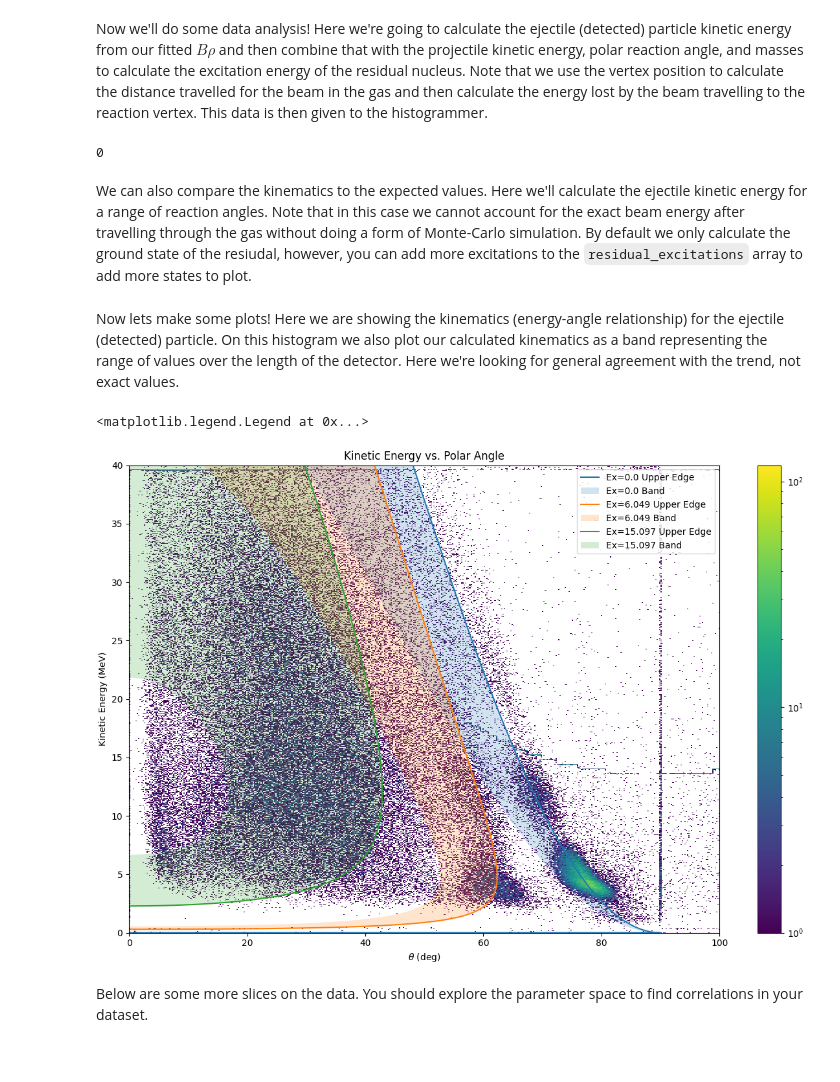
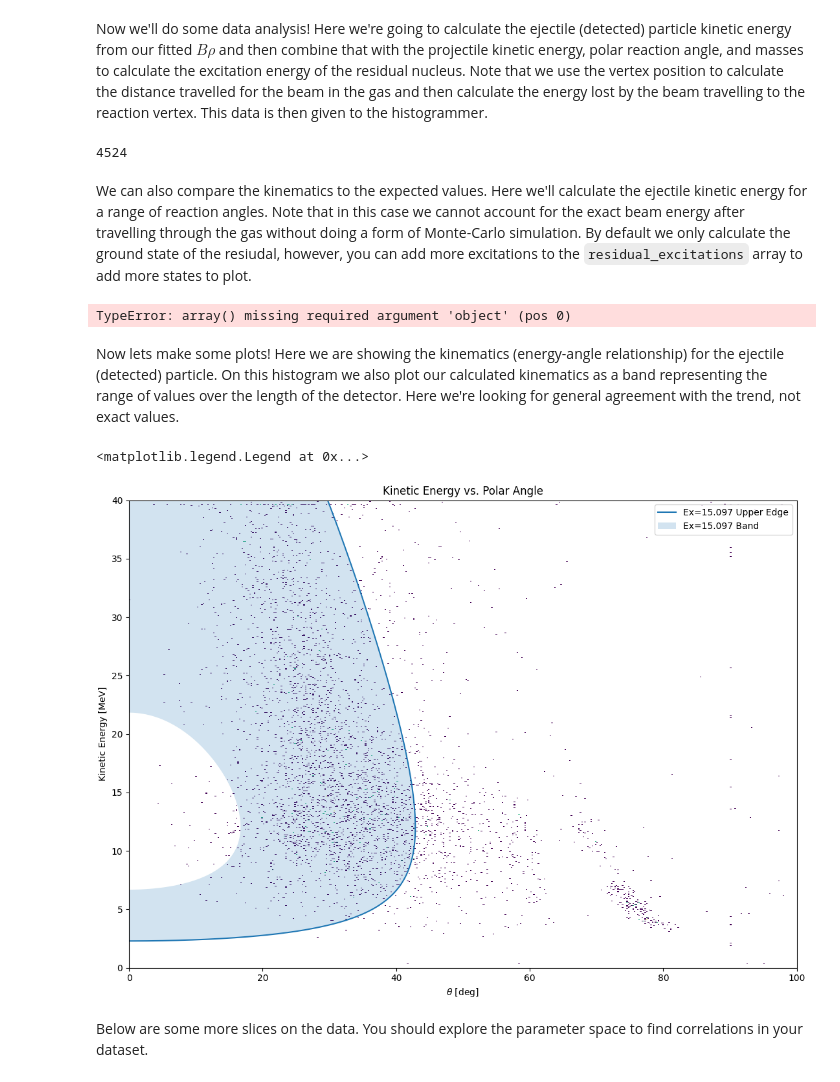
Before and after one commit to singhp99/spyral_notebooks, a Jupyter notebook: example_analysis.ipynb, the cells around one changed output. Drawn from its saved outputs; the diff is of its cells as text; code cells hidden in the pictures.

```diff
--- a/example_analysis.ipynb
+++ b/example_analysis.ipynb
@@ -33,7 +33,7 @@ ic_gas_thickness = 0.035 #m
 Now we'll load our configuration. The configuration will help us define the target material (the active target) which we'll use for some energy loss analysis. We'll also use the nuclear data map to get the masses for the reactants we're interested in. This example loads the data for the reaction $^{16}\mathrm{C}\left(\mathrm{d}, \mathrm{d}\right){}^{16}\mathrm{C}$ in inverse kinematics (where $^{16}\mathrm{C}$ is the beam projectile). We also define the projectile starting energy, that is the energy from the accelerator after passing through the window foils of the AT-TPC.
 # %%
 # Set some parameters
-workspace_path = Path("/Volumes/researchEXT/O16/no_efield/")
+workspace_path = Path("/Volumes/researchEXT/O16/all_analysis_spyralv1.0/corrected_ml_08042026_tripclust")
 solver_result_path = workspace_path / "InterpSolver" # if you use InterpSolverPhase
 
 # Your AT-TPC target gas material
@@ -108,9 +108,9 @@ Now we'll create a histogramming system. The Histogrammer class wraps the numpy
 grammer = Histogrammer()
 grammer.add_hist2d('ke_theta', (800, 1600), ((0.0, 180.0), (0.0, 80.0)))
 grammer.add_hist2d('ke_phi', (800, 1600), ((0.0, 360.0), (0.0, 80.0)))
-grammer.add_hist1d('ex', 160, (-5.0, 26.0))
-grammer.add_hist1d('chisq', 120, (0.0, 1.0))
-grammer.add_hist1d("vertex_z", 100, (0.0, 1.0))
+grammer.add_hist1d('ex', 120, (-5.0, 26.0))
+grammer.add_hist1d('chisq', 100, (0.0, 1.0))
+grammer.add_hist1d("vertex_z", 80, (0.0, 1.0))
 grammer.add_hist2d("ex_vertex_z", (250, 500), ((-5.0, 20.0), (0.0, 1.0)))
 # %% [markdown]
 Now we'll do some data analysis! Here we're going to calculate the ejectile (detected) particle kinetic energy from our fitted $B\rho$ and then combine that with the projectile kinetic energy, polar reaction angle, and masses to calculate the excitation energy of the residual nucleus. Note that we use the vertex position to calculate the distance travelled for the beam in the gas and then calculate the energy lost by the beam travelling to the reaction vertex. This data is then given to the histogrammer.
@@ -130,11 +130,11 @@ for run in range(run_min, run_max+1):
 
     df = df.collect()
 
-    if "event" not in df.columns:
-        print(f"Runs that don't have any data: {run}")
-        continue
+    # if "event" not in df.columns:
+    #     print(f"Runs that don't have any data: {run}")
+    #     continue
 
-    # counter+= len(np.unique(df["event"]))
+    counter+= len(np.unique(df["event"]))
 
 
     # Construct the projectile vectors (beam)
@@ -176,12 +176,12 @@ for run in range(run_min, run_max+1):
 # %%
 print(counter)
 # %% [output]
-0
+4524
 # %% [markdown]
 We can also compare the kinematics to the expected values. Here we'll calculate the ejectile kinetic energy for a range of reaction angles. Note that in this case we cannot account for the exact beam energy after travelling through the gas without doing a form of Monte-Carlo simulation. By default we only calculate the ground state of the resiudal, however, you can add more excitations to the `residual_excitations` array to add more states to plot.
 # %%
 # Add states here!
-residual_excitations = np.array([0.0,6.049,15.097])
+residual_excitations = np.array([15.097])
 
 # Do the calculation in the center of mass
 cm_angle_range = np.linspace(0., np.pi, 1000)
@@ -232,28 +232,30 @@ for idx, ex in enumerate(residual_excitations):
     # Note that lower limit is "flipped". We plot the band as a polygon, so need to continue from large lab angles to small lab angles
     eject_kinematics[idx, len(cm_angle_range):, 0] = np.flip(eject_vec_lab_min.theta)
     eject_kinematics[idx, len(cm_angle_range):, 1] = np.flip(eject_vec_lab_min.E - ejectile.mass)
+# %% [output]
+TypeError: array() missing required argument 'object' (pos 0)
 # %% [markdown]
 Now lets make some plots! Here we are showing the kinematics (energy-angle relationship) for the ejectile (detected) particle. On this histogram we also plot our calculated kinematics as a band representing the range of values over the length of the detector. Here we're looking for general agreement with the trend, not exact values.
 # %%
 ke_theta = grammer.get_hist2d("ke_theta")
 ke_phi = grammer.get_hist2d("ke_phi")
 fig, ax = plt.subplots(1,1, constrained_layout=True)
 mesh = ax.pcolormesh(ke_theta.x_bins, ke_theta.y_bins, ke_theta.counts, norm="log")
 ax.set_title("Kinetic Energy vs. Polar Angle")
-ax.set_xlabel(r"$\theta$ (deg)")
-ax.set_ylabel("Kinetic Energy (MeV)")
-fig.colorbar(mesh, ax=ax)
+ax.set_xlabel(r"$\theta$ [deg]")
+ax.set_ylabel("Kinetic Energy [MeV]")
+# fig.colorbar(mesh, ax=ax)
 for idx, ex in enumerate(residual_excitations):
     ax.plot(np.rad2deg(eject_kinematics[idx, :len(cm_angle_range), 0]), eject_kinematics[idx, :len(cm_angle_range), 1], label=f"Ex={ex:02} Upper Edge")
     # Fill idea thanks to D. Ramirez
     ax.fill(np.rad2deg(eject_kinematics[idx, :, 0]), eject_kinematics[idx, :, 1], label=f"Ex={ex:02} Band", alpha=0.2)
 fig.set_figheight(8.0)
 fig.set_figwidth(11.0)
 ax.set_ylim(0,40)
 ax.set_xlim(0,100)
 ax.legend()
 # %% [output]
 <matplotlib.legend.Legend at 0x...>
-[figure, old version]
+[figure, new version]
 # %% [markdown]
 Below are some more slices on the data. You should explore the parameter space to find correlations in your dataset.
```
Also changed, not shown: parts of 2 cells of this notebook, 8 other files.
